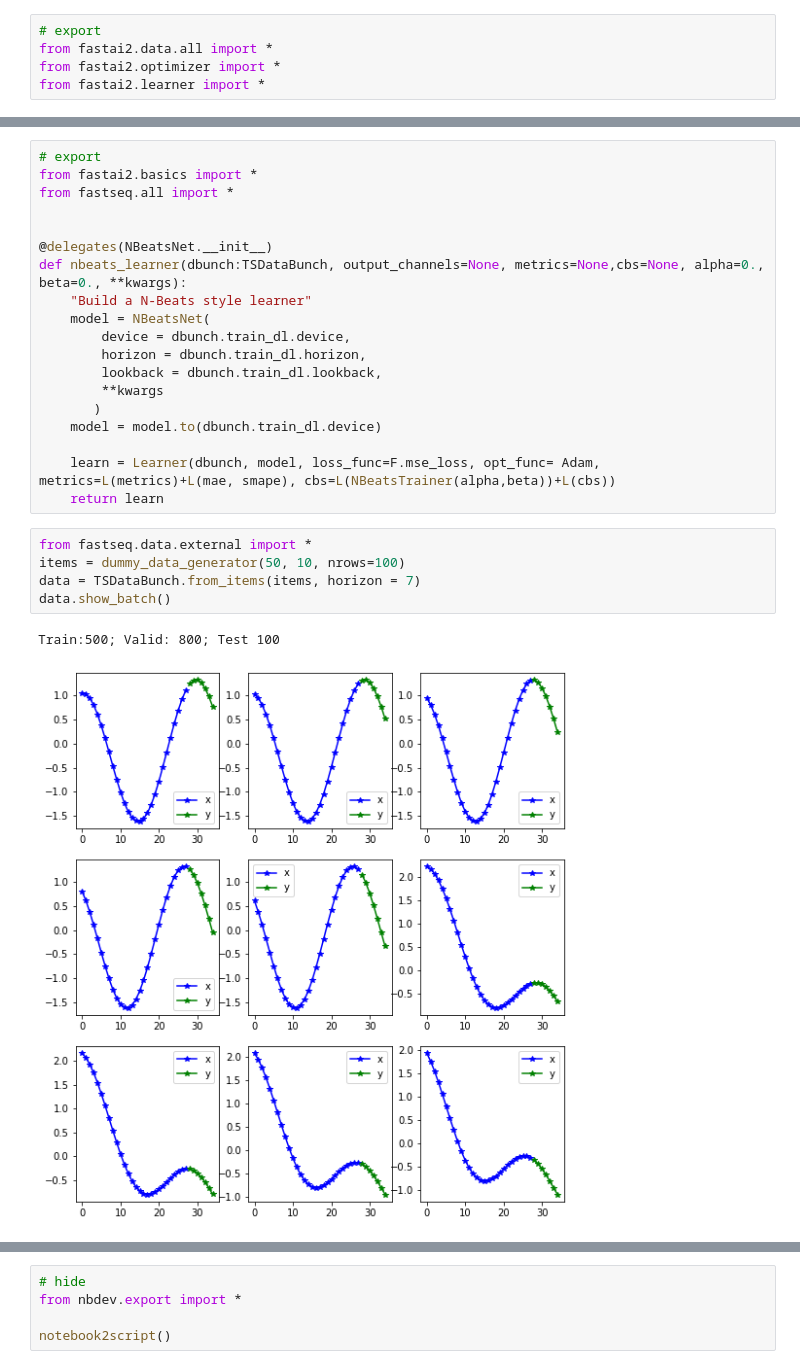
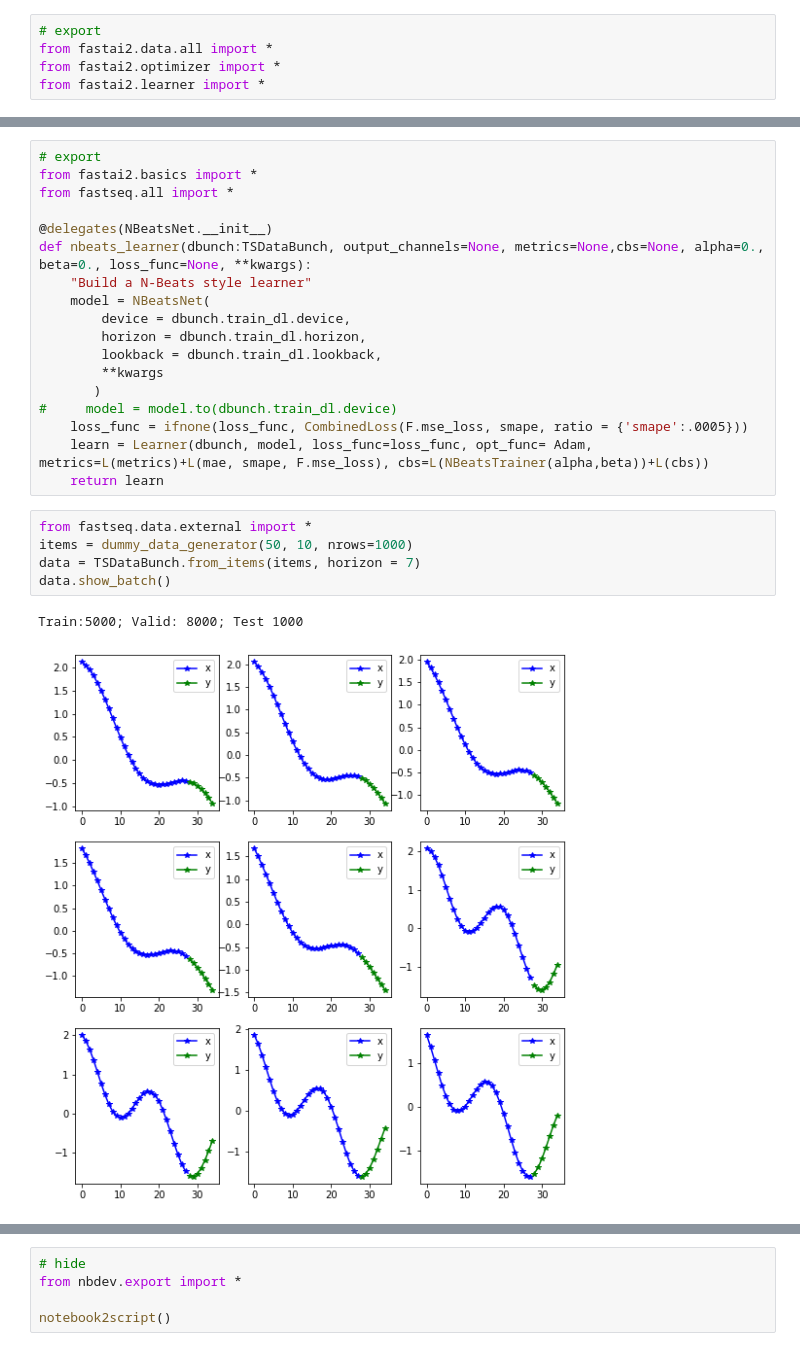
Before and after one commit to takotab/fastseq, a Jupyter notebook: nbs/10_models.nbeats.ipynb, the cells around one changed output, grey strips where cells are left out. Cells and saved outputs as stored; diff of their text form.

```diff
--- a/nbs/10_models.nbeats.ipynb
+++ b/nbs/10_models.nbeats.ipynb
@@ -315,9 +324,8 @@ net = NBeatsNet(stack_types=[NBeatsNet.TREND_BLOCK, NBeatsNet.SEASONALITY_BLOCK]
 from fastai2.basics import *
 from fastseq.all import *
 
-
 @delegates(NBeatsNet.__init__)
-def nbeats_learner(dbunch:TSDataBunch, output_channels=None, metrics=None,cbs=None, alpha=0., beta=0., **kwargs):
+def nbeats_learner(dbunch:TSDataBunch, output_channels=None, metrics=None,cbs=None, alpha=0., beta=0., loss_func=None, **kwargs):
     "Build a N-Beats style learner"
     model = NBeatsNet(
         device = dbunch.train_dl.device,
@@ -325,16 +333,16 @@ def nbeats_learner(dbunch:TSDataBunch, output_channels=None, metrics=None,cbs=No
         lookback = dbunch.train_dl.lookback,
         **kwargs
        )
-    model = model.to(dbunch.train_dl.device)
-
-    learn = Learner(dbunch, model, loss_func=F.mse_loss, opt_func= Adam, metrics=L(metrics)+L(mae, smape), cbs=L(NBeatsTrainer(alpha,beta))+L(cbs))
+#     model = model.to(dbunch.train_dl.device)
+    loss_func = ifnone(loss_func, CombinedLoss(F.mse_loss, smape, ratio = {'smape':.0005}))
+    learn = Learner(dbunch, model, loss_func=loss_func, opt_func= Adam, metrics=L(metrics)+L(mae, smape, F.mse_loss), cbs=L(NBeatsTrainer(alpha,beta))+L(cbs))
     return learn
 # %%
 from fastseq.data.external import *
-items = dummy_data_generator(50, 10, nrows=100)
+items = dummy_data_generator(50, 10, nrows=1000)
 data = TSDataBunch.from_items(items, horizon = 7)
 data.show_batch()
 # %% [output]
-Train:500; Valid: 800; Test 100
+Train:5000; Valid: 8000; Test 1000
-[figure, old version]
+[figure, new version]
 # %%
```
Also changed, not shown: parts of 26 cells of this notebook, 1 other file.
